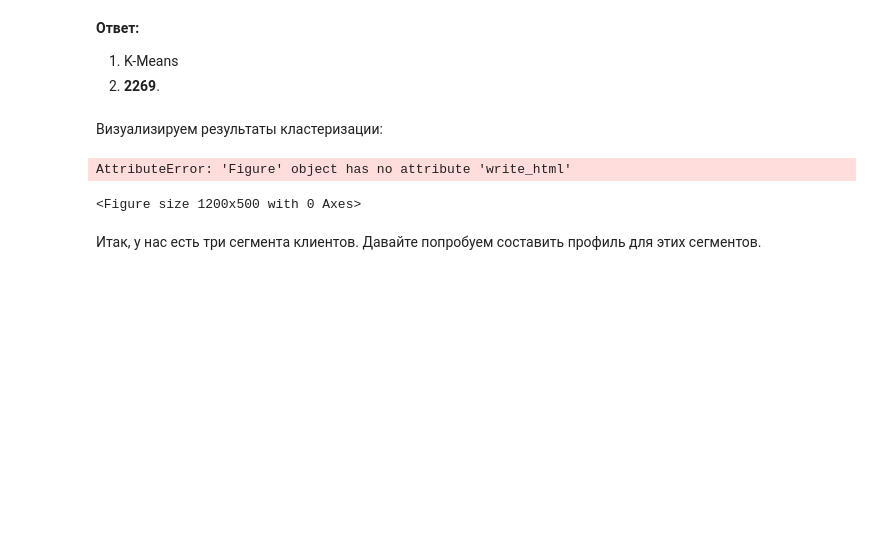
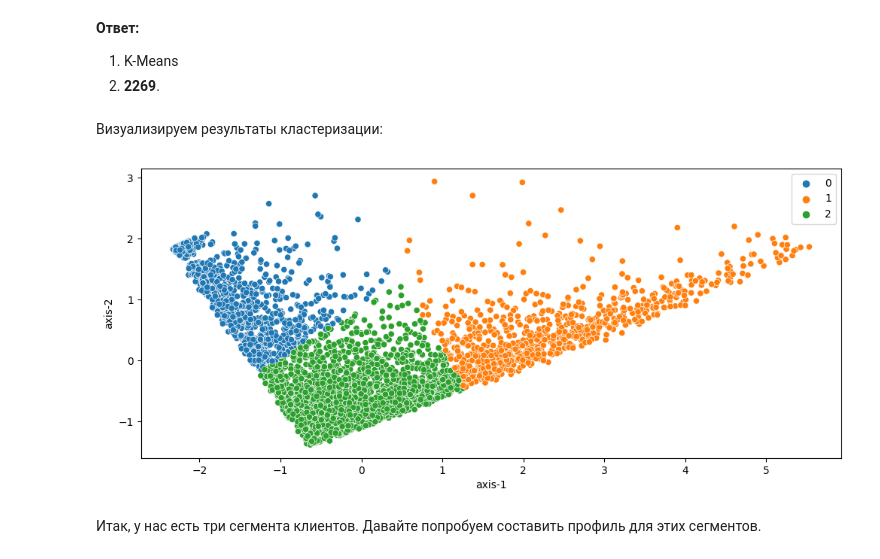
Before and after one commit to AleksandrOsip/PROJECT-6.-Segmentation-of-customers, a Jupyter notebook: Project-6.ipynb, the cells around one changed output. Cells and saved outputs as stored; diff of their text form; code cells hidden in the pictures; blank space fills up the shorter version.

```diff
--- a/Project-6.ipynb
+++ b/Project-6.ipynb
@@ -1268,16 +1268,22 @@ dtype: int64
 Визуализируем результаты кластеризации:
 # %%
 fig = plt.figure(figsize=(12, 5))
-fig.write_html('plotly/scatterplot_1.html') # может быть fig.io.write_html ?
+# fig.write_html('plotly/scatterplot_1.html') # может быть fig.io.write_html ?
+
+htmlFile = open('plotly/scatterplot_1.html',"w")
+# htmlFile.write("Testing file")
+
 sns.scatterplot(
     data=rfm_table_processed,
     x='axis-1',
     y='axis-2',
     hue=labels
 );
+
+# htmlFile = open("test.html","w")
+# htmlFile.write("Testing file")
 # %% [output]
-AttributeError: 'Figure' object has no attribute 'write_html'
-<Figure size 1200x500 with 0 Axes>
+[figure, added]
 # %% [markdown]
 Итак, у нас есть три сегмента клиентов. Давайте попробуем составить профиль для этих сегментов.
 # %% [markdown]
```
Also changed, not shown: parts of 19 cells of this notebook, 10 other files.
